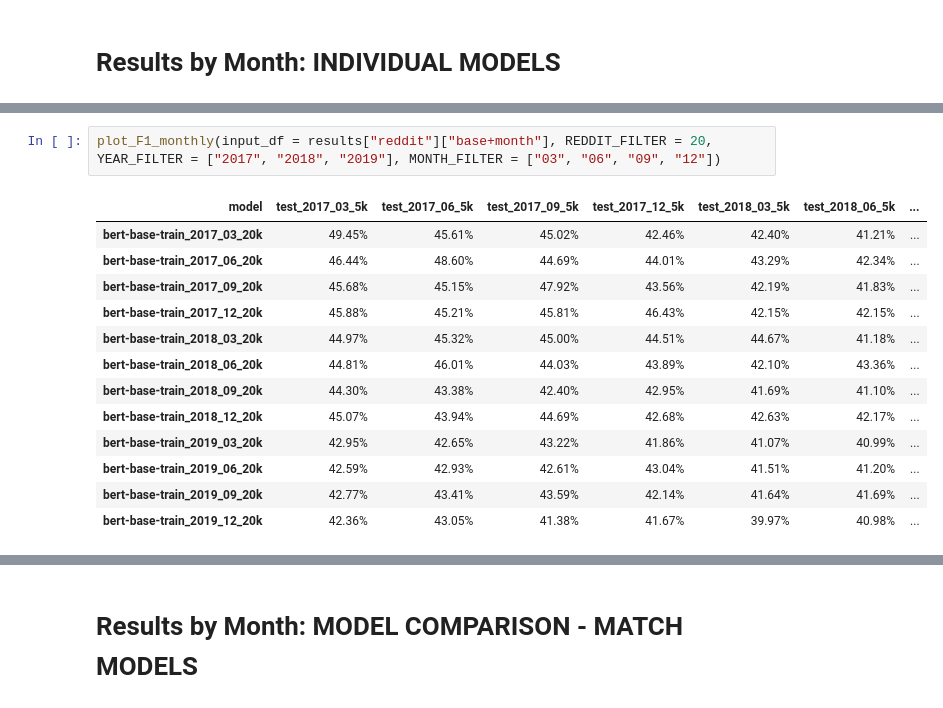
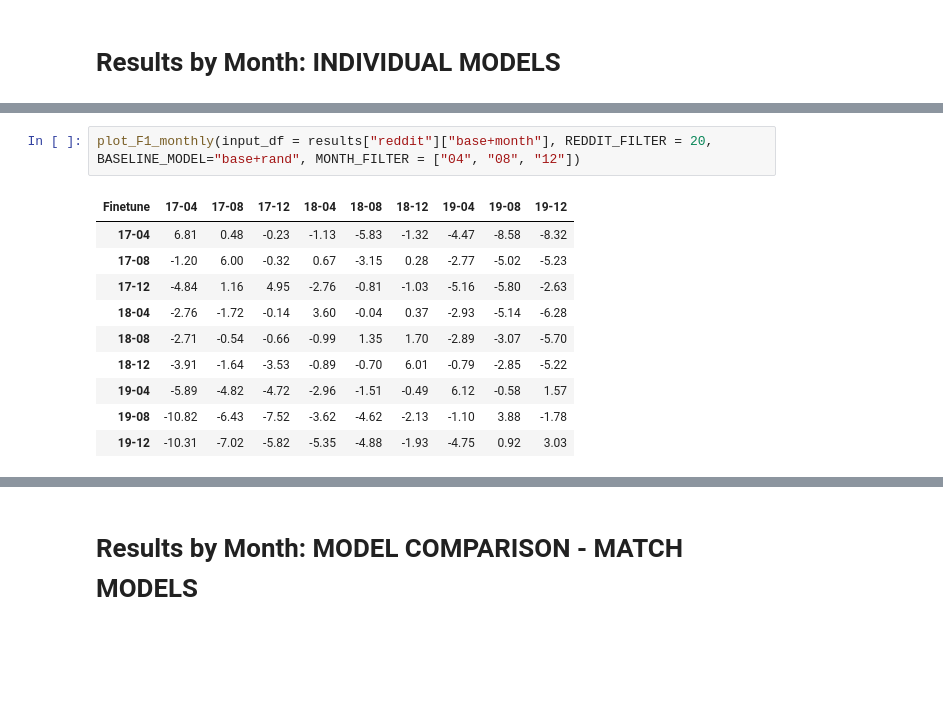
Before and after one commit to paul-rottger/temporal-adaptation, a Jupyter notebook: 4_evaluation/classification/evaluate_classification_results.ipynb, the cells around one changed output, grey strips where cells are left out. Drawn from its saved outputs; the diff is of its cells as text; blank space fills up the shorter version.

```diff
--- a/4_evaluation/classification/evaluate_classification_results.ipynb
+++ b/4_evaluation/classification/evaluate_classification_results.ipynb
@@ -173,16 +236,13 @@ plot_F1_monthly(input_df = results["reddit"]["base+month"], REDDIT_FILTER = 2, Y
 # %%
-plot_F1_monthly(input_df = results["reddit"]["base+month"], REDDIT_FILTER = 20, YEAR_FILTER = ["2017", "2018", "2019"], MONTH_FILTER = ["03", "06", "09", "12"])
+plot_F1_monthly(input_df = results["reddit"]["base+month"], REDDIT_FILTER = 20, BASELINE_MODEL="base+rand", MONTH_FILTER = ["04", "08", "12"])
 # %% [output]
-| model | test_2017_03_5k | test_2017_06_5k | test_2017_09_5k | test_2017_12_5k | test_2018_03_5k | test_2018_06_5k | ... |
-| bert-base-train_2017_03_20k | 49.45% | 45.61% | 45.02% | 42.46% | 42.40% | 41.21% | ... |
-| bert-base-train_2017_06_20k | 46.44% | 48.60% | 44.69% | 44.01% | 43.29% | 42.34% | ... |
-| bert-base-train_2017_09_20k | 45.68% | 45.15% | 47.92% | 43.56% | 42.19% | 41.83% | ... |
-| bert-base-train_2017_12_20k | 45.88% | 45.21% | 45.81% | 46.43% | 42.15% | 42.15% | ... |
-| bert-base-train_2018_03_20k | 44.97% | 45.32% | 45.00% | 44.51% | 44.67% | 41.18% | ... |
-| bert-base-train_2018_06_20k | 44.81% | 46.01% | 44.03% | 43.89% | 42.10% | 43.36% | ... |
-| bert-base-train_2018_09_20k | 44.30% | 43.38% | 42.40% | 42.95% | 41.69% | 41.10% | ... |
-| bert-base-train_2018_12_20k | 45.07% | 43.94% | 44.69% | 42.68% | 42.63% | 42.17% | ... |
-| bert-base-train_2019_03_20k | 42.95% | 42.65% | 43.22% | 41.86% | 41.07% | 40.99% | ... |
-| bert-base-train_2019_06_20k | 42.59% | 42.93% | 42.61% | 43.04% | 41.51% | 41.20% | ... |
-| bert-base-train_2019_09_20k | 42.77% | 43.41% | 43.59% | 42.14% | 41.64% | 41.69% | ... |
-| bert-base-train_2019_12_20k | 42.36% | 43.05% | 41.38% | 41.67% | 39.97% | 40.98% | ... |
+| Finetune | 17-04 | 17-08 | 17-12 | 18-04 | 18-08 | 18-12 | 19-04 | 19-08 | 19-12 |
+| 17-04 | 6.81 | 0.48 | -0.23 | -1.13 | -5.83 | -1.32 | -4.47 | -8.58 | -8.32 |
+| 17-08 | -1.20 | 6.00 | -0.32 | 0.67 | -3.15 | 0.28 | -2.77 | -5.02 | -5.23 |
+| 17-12 | -4.84 | 1.16 | 4.95 | -2.76 | -0.81 | -1.03 | -5.16 | -5.80 | -2.63 |
+| 18-04 | -2.76 | -1.72 | -0.14 | 3.60 | -0.04 | 0.37 | -2.93 | -5.14 | -6.28 |
+| 18-08 | -2.71 | -0.54 | -0.66 | -0.99 | 1.35 | 1.70 | -2.89 | -3.07 | -5.70 |
+| 18-12 | -3.91 | -1.64 | -3.53 | -0.89 | -0.70 | 6.01 | -0.79 | -2.85 | -5.22 |
+| 19-04 | -5.89 | -4.82 | -4.72 | -2.96 | -1.51 | -0.49 | 6.12 | -0.58 | 1.57 |
+| 19-08 | -10.82 | -6.43 | -7.52 | -3.62 | -4.62 | -2.13 | -1.10 | 3.88 | -1.78 |
+| 19-12 | -10.31 | -7.02 | -5.82 | -5.35 | -4.88 | -1.93 | -4.75 | 0.92 | 3.03 |
```
Also changed, not shown: parts of 16 cells of this notebook, 3 other files.
